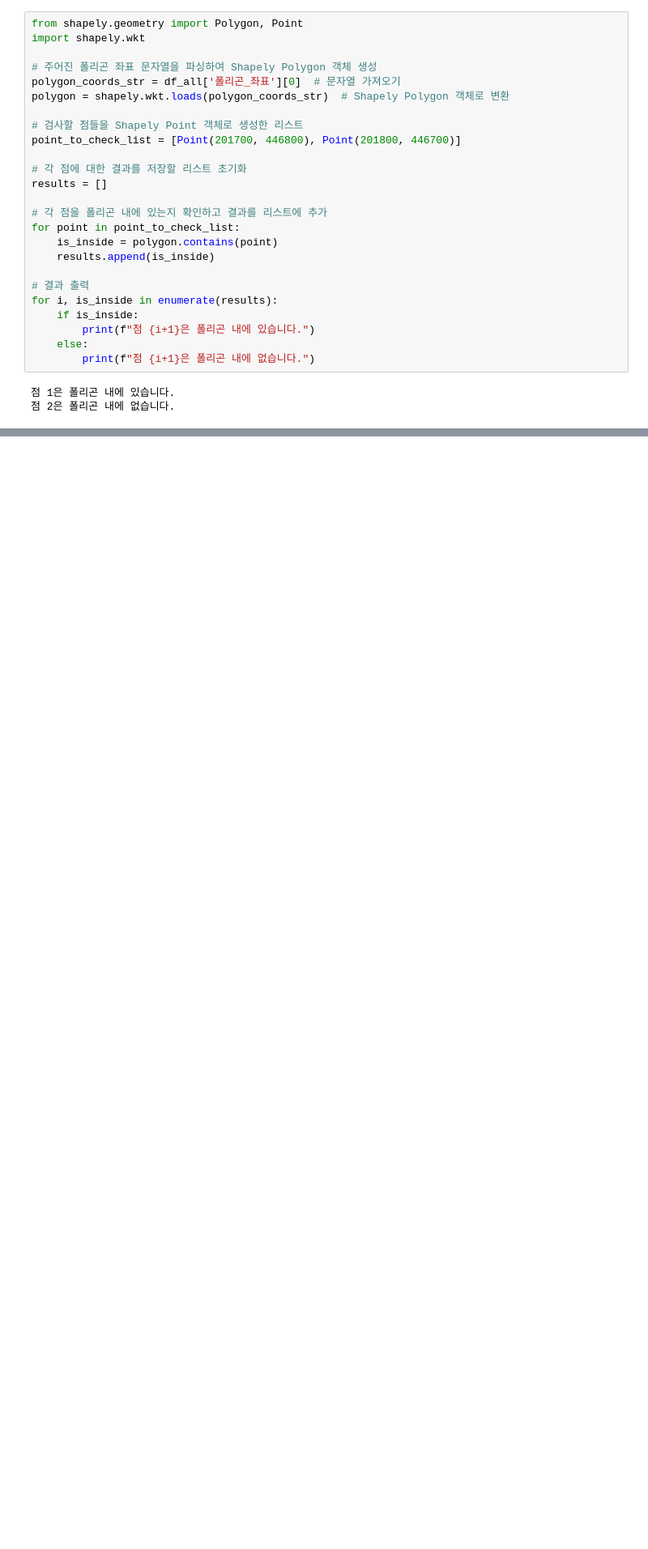
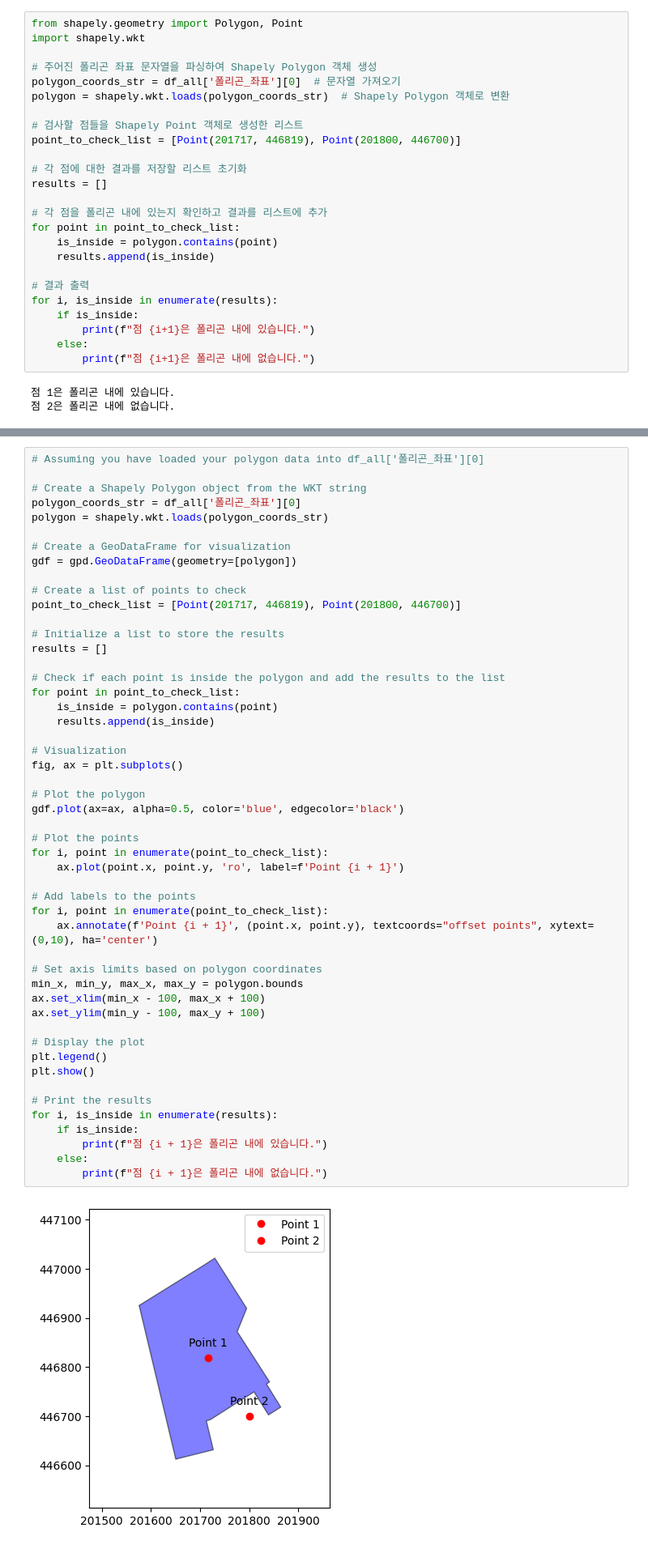
Before and after one commit to GyudongHan/Project_1, a Jupyter notebook: Geopandas_230906.ipynb, the cells around one changed output, grey strips where cells are left out. Shown at 81% size. Cells and saved outputs as stored; diff of their text form; blank space fills up the shorter version.

```diff
--- a/Geopandas_230906.ipynb
+++ b/Geopandas_230906.ipynb
@@ -327,7 +318,7 @@ polygon_coords_str = df_all['폴리곤_좌표'][0]  # 문자열 가져오기
 polygon = shapely.wkt.loads(polygon_coords_str)  # Shapely Polygon 객체로 변환
 
 # 검사할 점들을 Shapely Point 객체로 생성한 리스트
-point_to_check_list = [Point(201700, 446800), Point(201800, 446700)]
+point_to_check_list = [Point(201717, 446819), Point(201800, 446700)]
 
 # 각 점에 대한 결과를 저장할 리스트 초기화
 results = []
@@ -408,0 +340,52 @@ for i, is_inside in enumerate(results):
+# %%
+# Assuming you have loaded your polygon data into df_all['폴리곤_좌표'][0]
+
+# Create a Shapely Polygon object from the WKT string
+polygon_coords_str = df_all['폴리곤_좌표'][0]
+polygon = shapely.wkt.loads(polygon_coords_str)
+
+# Create a GeoDataFrame for visualization
+gdf = gpd.GeoDataFrame(geometry=[polygon])
+
+# Create a list of points to check
+point_to_check_list = [Point(201717, 446819), Point(201800, 446700)]
+
+# Initialize a list to store the results
+results = []
+
+# Check if each point is inside the polygon and add the results to the list
+for point in point_to_check_list:
+    is_inside = polygon.contains(point)
+    results.append(is_inside)
+
+# Visualization
+fig, ax = plt.subplots()
+
+# Plot the polygon
+gdf.plot(ax=ax, alpha=0.5, color='blue', edgecolor='black')
+
+# Plot the points
+for i, point in enumerate(point_to_check_list):
+    ax.plot(point.x, point.y, 'ro', label=f'Point {i + 1}')
+
+# Add labels to the points
+for i, point in enumerate(point_to_check_list):
+    ax.annotate(f'Point {i + 1}', (point.x, point.y), textcoords="offset points", xytext=(0,10), ha='center')
+
+# Set axis limits based on polygon coordinates
+min_x, min_y, max_x, max_y = polygon.bounds
+ax.set_xlim(min_x - 100, max_x + 100)
+ax.set_ylim(min_y - 100, max_y + 100)
+
+# Display the plot
+plt.legend()
+plt.show()
+
+# Print the results
+for i, is_inside in enumerate(results):
+    if is_inside:
+        print(f"점 {i + 1}은 폴리곤 내에 있습니다.")
+    else:
+        print(f"점 {i + 1}은 폴리곤 내에 없습니다.")
+# %% [output]
+[figure, added]
```
Also changed, not shown: parts of 5 cells of this notebook, 2 other files.
